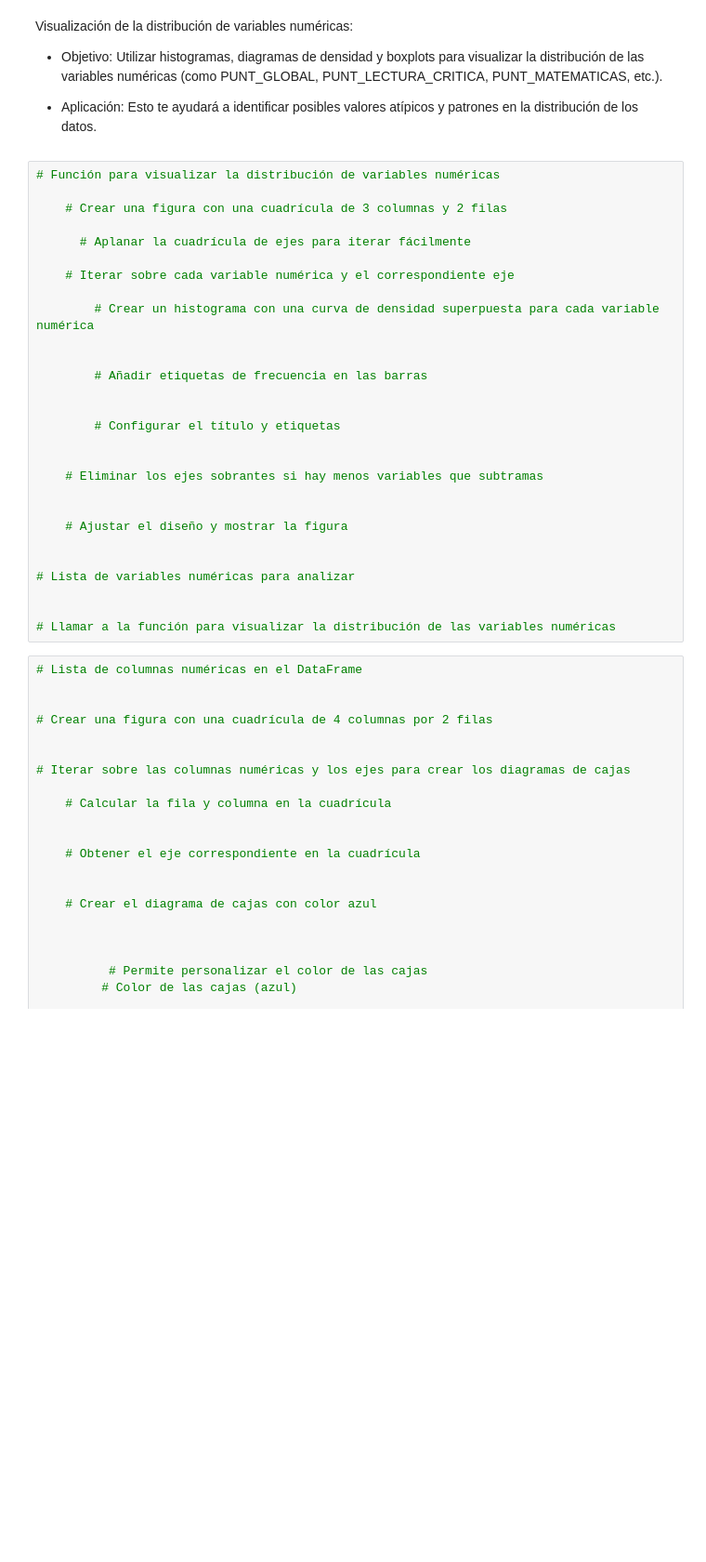
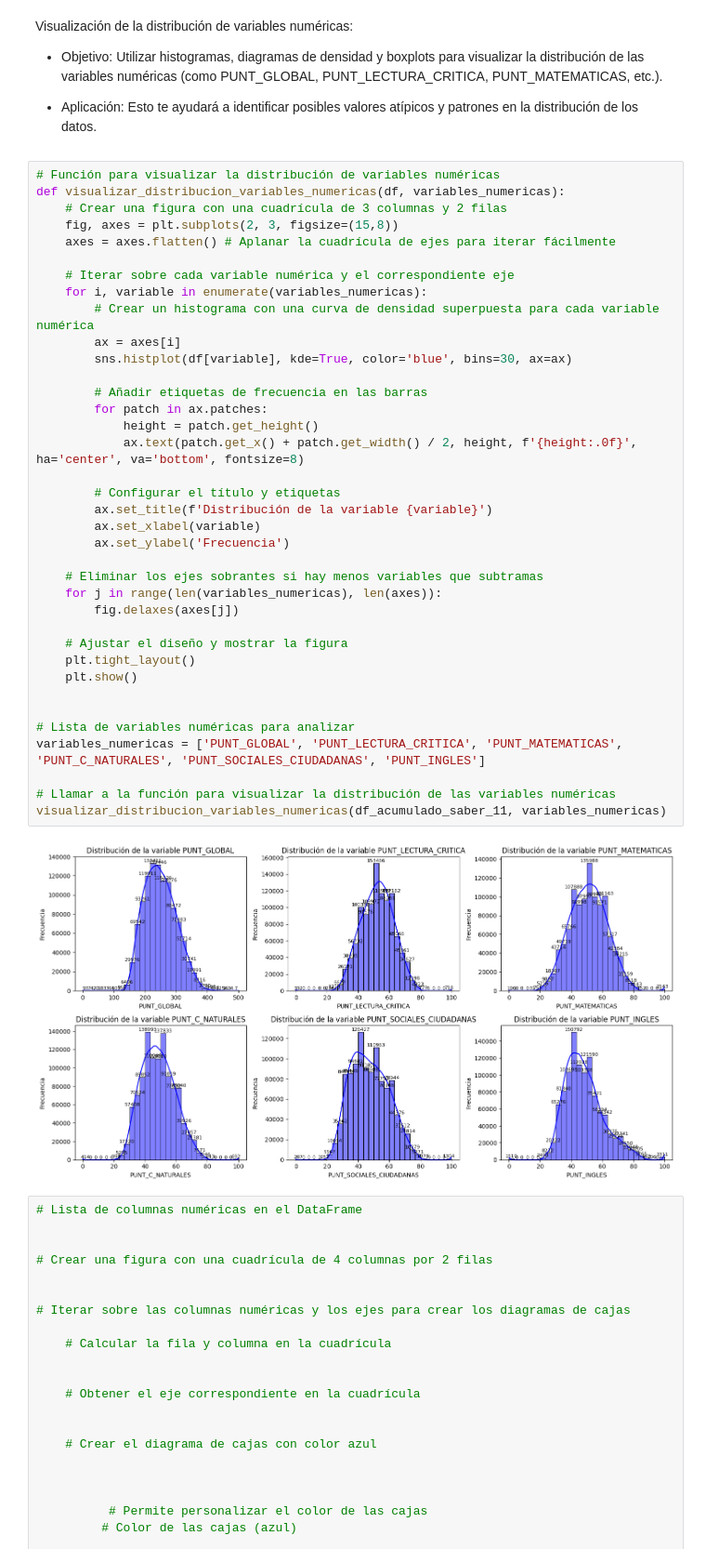
Before and after one commit to wespitia9/AVDV3-219, a Jupyter notebook: Modulo_3-Programacion_Avanzada_y_Automatizacion/Modulo-3_dev.ipynb, the cells around one changed output. Shown at 93% size. Saved outputs shown, nothing was run; the diff lists cells and outputs as text; blank space fills up the shorter version.

```diff
--- a/Modulo_3-Programacion_Avanzada_y_Automatizacion/Modulo-3_dev.ipynb
+++ b/Modulo_3-Programacion_Avanzada_y_Automatizacion/Modulo-3_dev.ipynb
@@ -799,32 +799,43 @@ Visualización de la distribución de variables numéricas:
 - Aplicación: Esto te ayudará a identificar posibles valores atípicos y patrones en la distribución de los datos.
 # %%
 # Función para visualizar la distribución de variables numéricas
-
+def visualizar_distribucion_variables_numericas(df, variables_numericas):
     # Crear una figura con una cuadrícula de 3 columnas y 2 filas
-
-      # Aplanar la cuadrícula de ejes para iterar fácilmente
+    fig, axes = plt.subplots(2, 3, figsize=(15,8))
+    axes = axes.flatten() # Aplanar la cuadrícula de ejes para iterar fácilmente
 
     # Iterar sobre cada variable numérica y el correspondiente eje
-
+    for i, variable in enumerate(variables_numericas):
         # Crear un histograma con una curva de densidad superpuesta para cada variable numérica
-
+        ax = axes[i]
+        sns.histplot(df[variable], kde=True, color='blue', bins=30, ax=ax)
 
         # Añadir etiquetas de frecuencia en las barras
-
+        for patch in ax.patches:
+            height = patch.get_height()
+            ax.text(patch.get_x() + patch.get_width() / 2, height, f'{height:.0f}', ha='center', va='bottom', fontsize=8)
 
         # Configurar el título y etiquetas
-
+        ax.set_title(f'Distribución de la variable {variable}')
+        ax.set_xlabel(variable)
+        ax.set_ylabel('Frecuencia')
 
     # Eliminar los ejes sobrantes si hay menos variables que subtramas
-
+    for j in range(len(variables_numericas), len(axes)):
+        fig.delaxes(axes[j])
 
     # Ajustar el diseño y mostrar la figura
+    plt.tight_layout()
+    plt.show()
 
 
 # Lista de variables numéricas para analizar
-
+variables_numericas = ['PUNT_GLOBAL', 'PUNT_LECTURA_CRITICA', 'PUNT_MATEMATICAS', 'PUNT_C_NATURALES', 'PUNT_SOCIALES_CIUDADANAS', 'PUNT_INGLES']
 
 # Llamar a la función para visualizar la distribución de las variables numéricas
+visualizar_distribucion_variables_numericas(df_acumulado_saber_11, variables_numericas)
+# %% [output]
+[figure, added]
 # %%
 # Lista de columnas numéricas en el DataFrame
 
```
